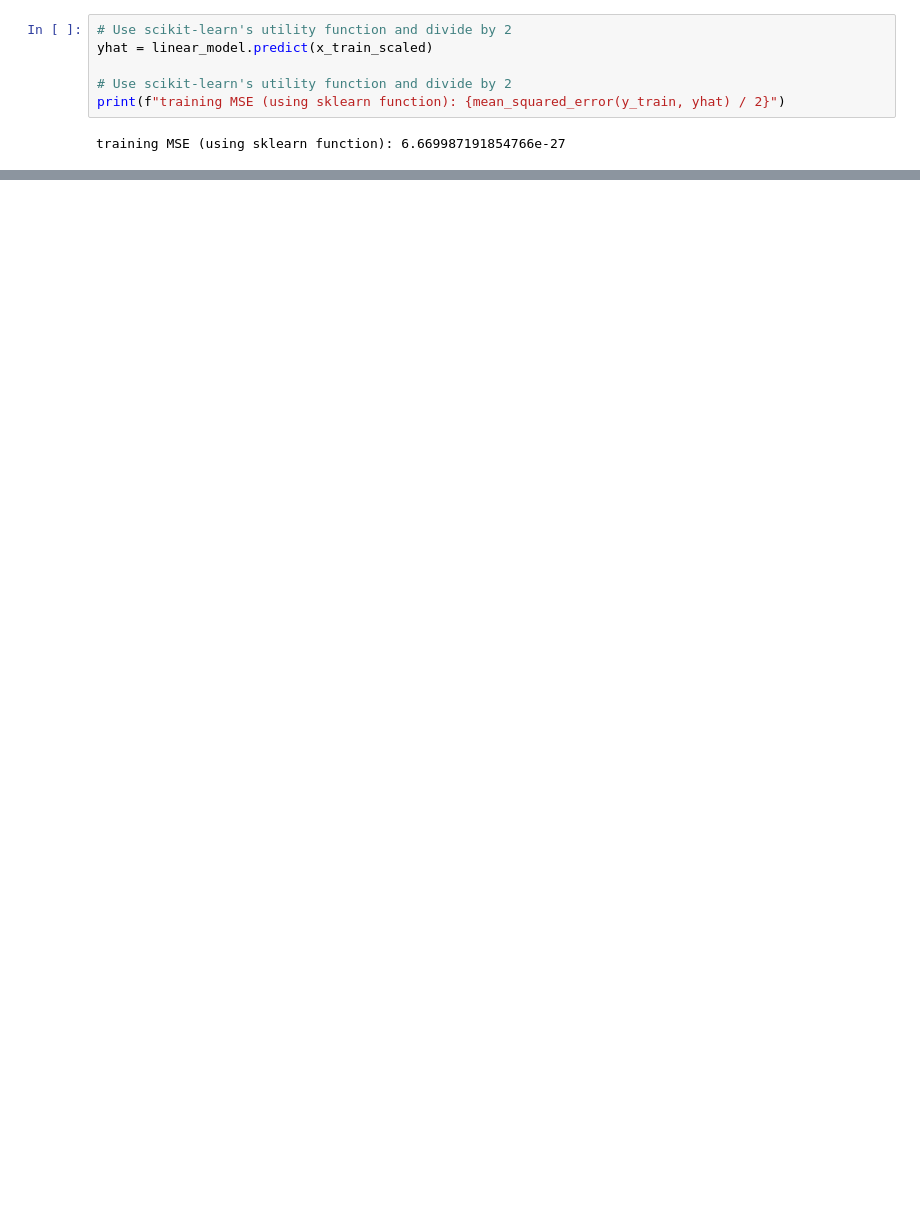
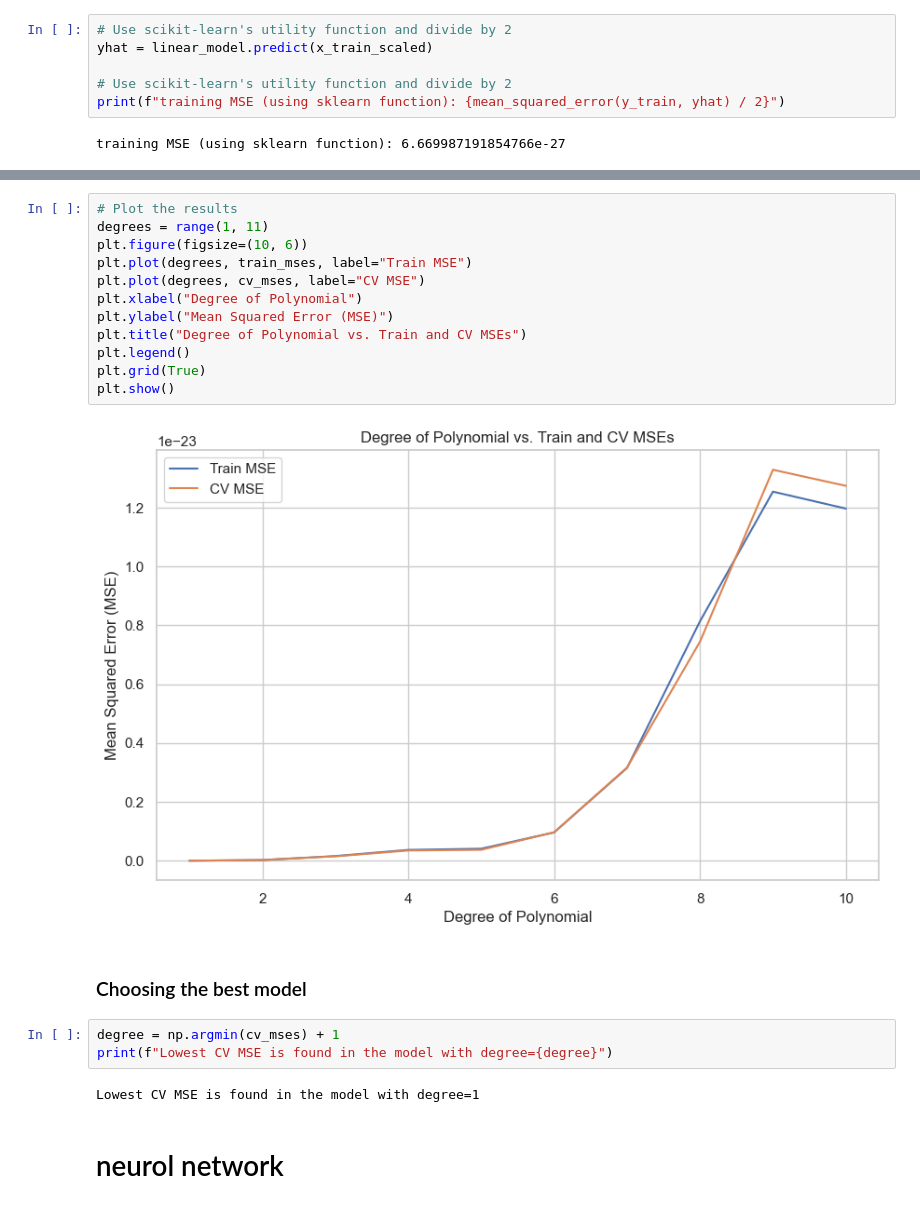
Before and after one commit to eljabriyassine/Predication-of-dollar, a Jupyter notebook: gold.ipynb, the cells around one changed output, grey strips where cells are left out. Drawn from its saved outputs; the diff is of its cells as text; blank space fills up the shorter version.

```diff
--- a/gold.ipynb
+++ b/gold.ipynb
@@ -645,0 +713,23 @@ print(mae)
+# %%
+# Plot the results
+degrees = range(1, 11)
+plt.figure(figsize=(10, 6))
+plt.plot(degrees, train_mses, label="Train MSE")
+plt.plot(degrees, cv_mses, label="CV MSE")
+plt.xlabel("Degree of Polynomial")
+plt.ylabel("Mean Squared Error (MSE)")
+plt.title("Degree of Polynomial vs. Train and CV MSEs")
+plt.legend()
+plt.grid(True)
+plt.show()
+# %% [output]
+[figure, added]
+# %% [markdown]
+### Choosing the best model
+# %%
+degree = np.argmin(cv_mses) + 1
+print(f"Lowest CV MSE is found in the model with degree={degree}")
+# %% [output]
+Lowest CV MSE is found in the model with degree=1
+# %% [markdown]
+ # neurol network
```
Also changed, not shown: parts of 17 cells of this notebook.
